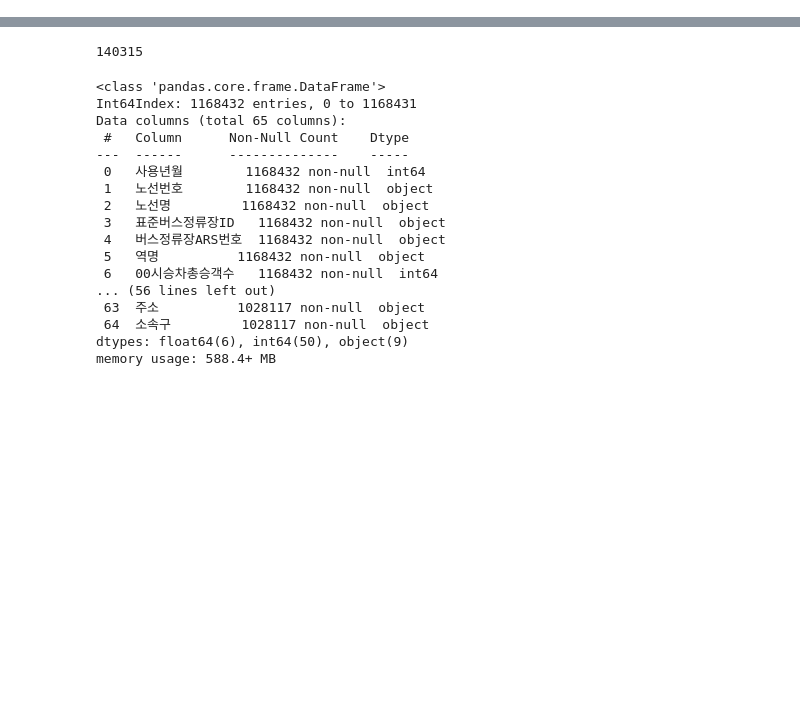
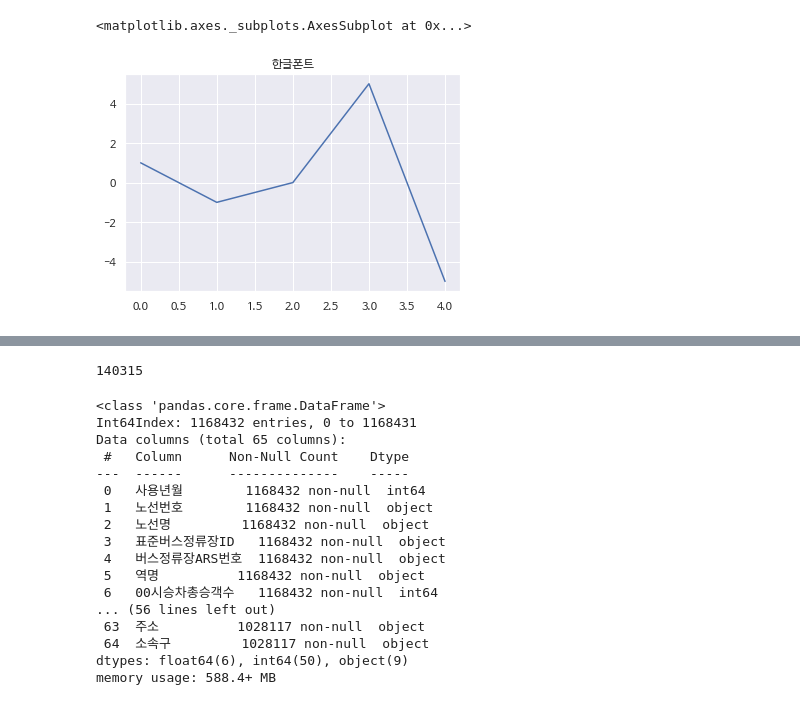
Before and after one commit to cabbi120101/TIL, a Jupyter notebook: 공모전공부/시각화프로젝트/대중교통(버스정류장_그래프).ipynb, the cells around one changed output, grey strips where cells are left out. Drawn from its saved outputs; the diff is of its cells as text; code cells hidden in the pictures; blank space fills up the shorter version.

```diff
--- a/공모전공부/시각화프로젝트/대중교통(버스정류장_그래프).ipynb
+++ b/공모전공부/시각화프로젝트/대중교통(버스정류장_그래프).ipynb
@@ -9,4 +13,17 @@ import seaborn as sns
 from pandas import DataFrame
 import re
 import datetime
+# %%
+# seaborn 의 set 기능을 통해 폰트, 마이너스 폰트 설정, 스타일 설정을 합니다.
+# "Malgun Gothic"
+sns.set(font="NanumBarunGothic",
+        rc={"axes.unicode_minus":False},
+        style='darkgrid')
+
+# 한글폰트 설정 확인을 합니다.
+
+pd.Series([1, -1, 0, 5, -5]).plot(title="한글폰트")
+# %% [output]
+<matplotlib.axes._subplots.AxesSubplot at 0x...>
+[figure, added]
 # %%
```
Also changed, not shown: parts of 51 cells of this notebook.
